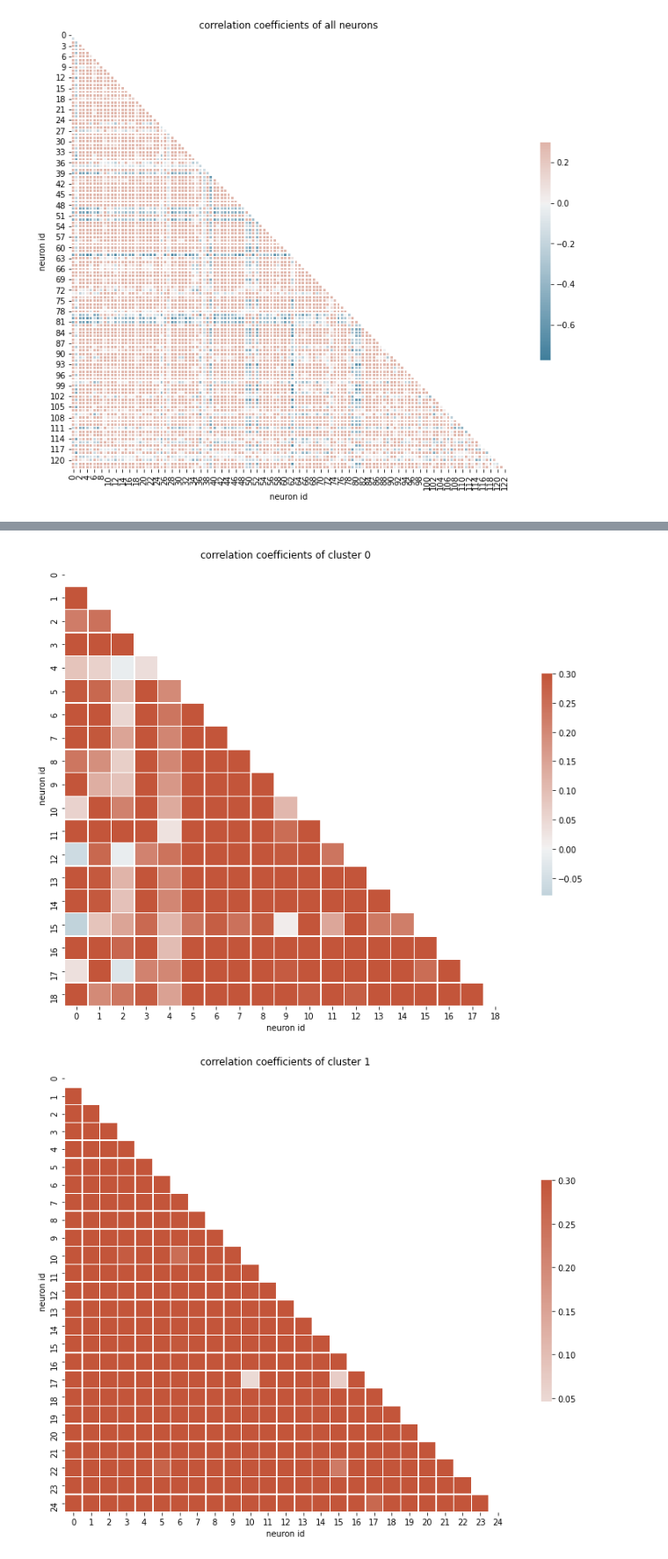
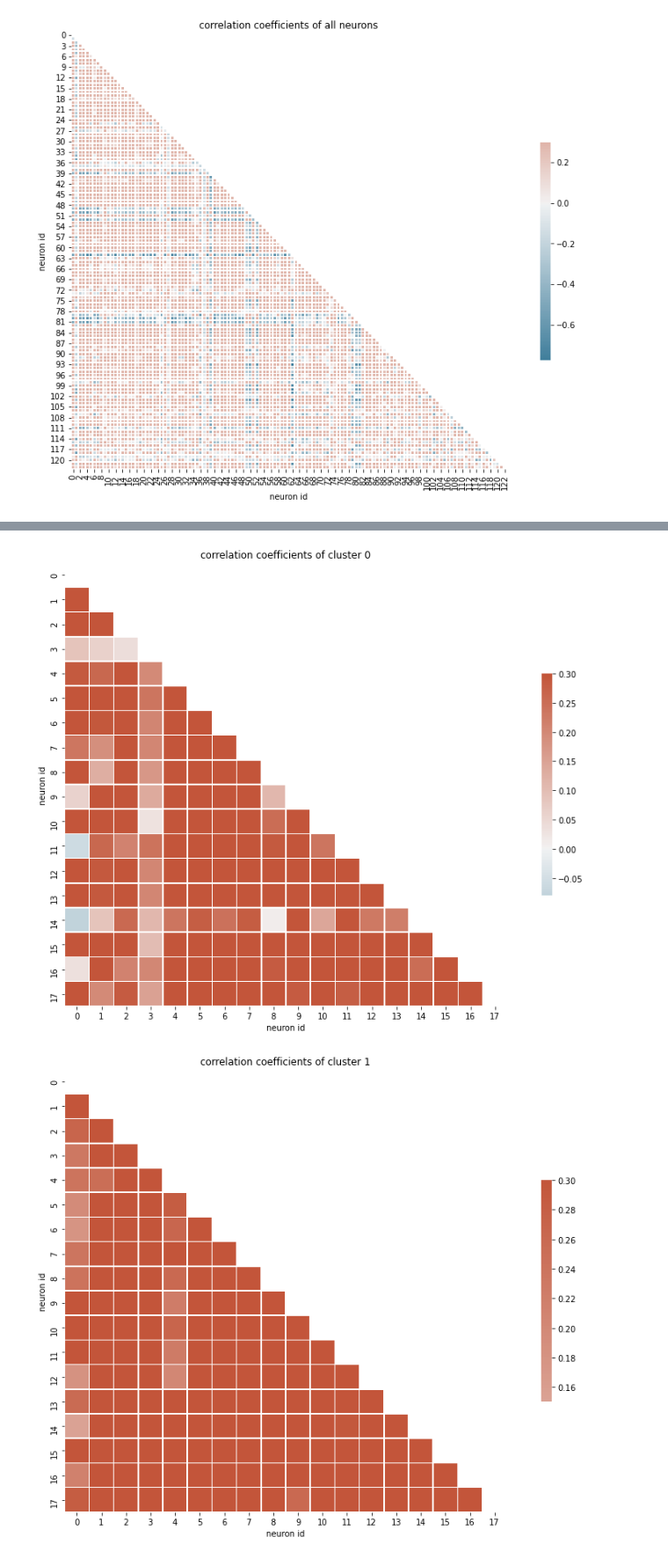
Before and after one commit to Blaise-g/super-duper-Cobar, a Jupyter notebook: Clean.ipynb, the cells around one changed output, grey strips where cells are left out. Shown at 88% size. Saved outputs shown, nothing was run; the diff lists cells and outputs as text; code cells hidden in the pictures.

```diff
--- a/Clean.ipynb
+++ b/Clean.ipynb
@@ -67,6 +67,18 @@ filtered_neurons = butter_lowpass_filter(neurons, cutoff, fs, order)
 filtered_neural_df.iloc[:,1:124]=filtered_neurons
 
 filtered_neural_df = neural_dF_F(filtered_neural_df)
+# %%
+# Global Parameters
+nb_trials = 12
+
+#time vector
+t = filtered_neural_df["t"]
+time = t[t.index.get_level_values("Trial")==0]
+time_offset = time.iloc[-1]
+for i in range(nb_trials-1):
+    time_trial_i = t[t.index.get_level_values("Trial")==(i+1)]
+    time = pd.concat([time, time_trial_i+time_offset], axis=0)
+    time_offset = time_offset + time_trial_i.iloc[-1]
 # %% [markdown]
 # Investigate clustering of neurons' activity: find neurons that correlate with each other
 
@@ -110,7 +130,8 @@ def PCA_temporal(data_norm, plot=False):
     return data_new
 # %%
-# all neurons are used as data
+# PCA implementation (all trials are used as data)
 X = filtered_neural_df.filter(regex="neuron")
+
 X_norm = normalise(X)
-X_new = PCA_temporal(X_norm, plot=True)
+X_new = PCA_temporal(X_norm, time, plot=True)
 # %% [output]
@@ -171,6 +198,6 @@ def GMM_cluster(data, nb_components, plot=False):
 
     return labels, class_names
 # %%
-kmeans_labels1, kmeans_names1 = kmeans_cluster(X1_new, nb_clusters=5, plot=True)
-GMM_labels1, GMM_names1 = GMM_cluster(X1_new, nb_components=5, plot=True)
+kmeans_labels, kmeans_names = kmeans_cluster(X_new, nb_clusters=5, plot=True)
+GMM_labels, GMM_names = GMM_cluster(X_new, nb_components=5, plot=True)
 # %% [output]
@@ -208,7 +235,7 @@ plot_correlation_coeff(pd.DataFrame(data=X1_norm), title='correlation coefficien
 # %% [output]
 [figure]
 # %%
-for i in range(len(GMM_names1)):
-    neurons_cluster = np.where(GMM_labels1 == GMM_names1[i])[0]
-    plot_correlation_coeff(pd.DataFrame(data=X1_norm[:,neurons_cluster]), title='correlation coefficients of cluster {}'.format(i))
+for i in range(len(GMM_names)):
+    neurons_cluster = np.where(GMM_labels == GMM_names[i])[0]
+    plot_correlation_coeff(pd.DataFrame(data=X_norm[:,neurons_cluster]), title='correlation coefficients of cluster {}'.format(i))
 # %% [output]
@@ -220,8 +247,8 @@ for i in range(len(GMM_names1)):
 # %%
 
-for i in range(len(kmeans_names1)):
-    neurons_cluster = np.where(kmeans_labels1 == kmeans_names1[i])[0]
-    plot_correlation_coeff(pd.DataFrame(data=X1_norm[:,neurons_cluster]), title='correlation coefficients of cluster {}'.format(i))
+for i in range(len(kmeans_names)):
+    neurons_cluster = np.where(kmeans_labels == kmeans_names[i])[0]
+    plot_correlation_coeff(pd.DataFrame(data=X_norm[:,neurons_cluster]), title='correlation coefficients of cluster {}'.format(i))
 # %% [output]
-[figure, old version]
+[figure, new version]
-[figure, old version]
+[figure, new version]
```
Also changed, not shown: parts of 5 cells of this notebook, 1 other file.
